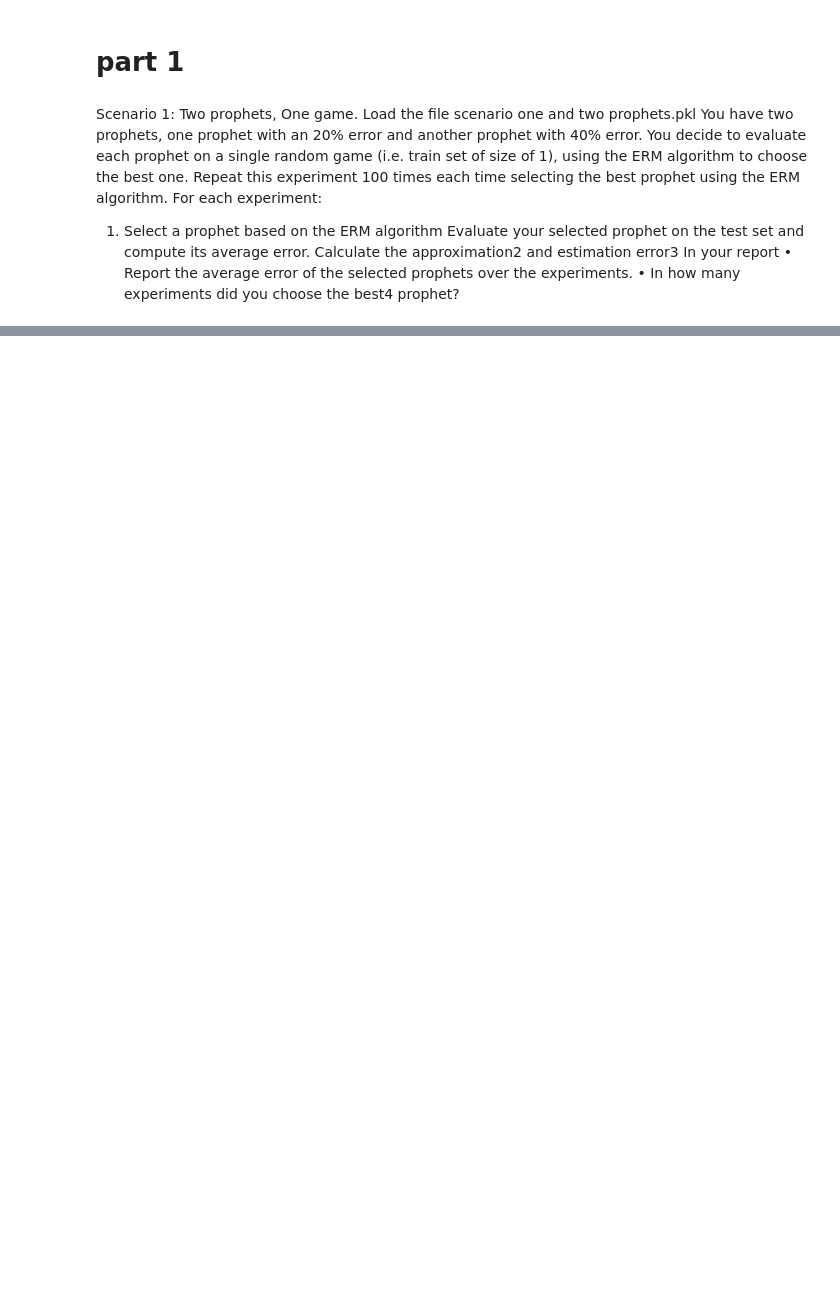
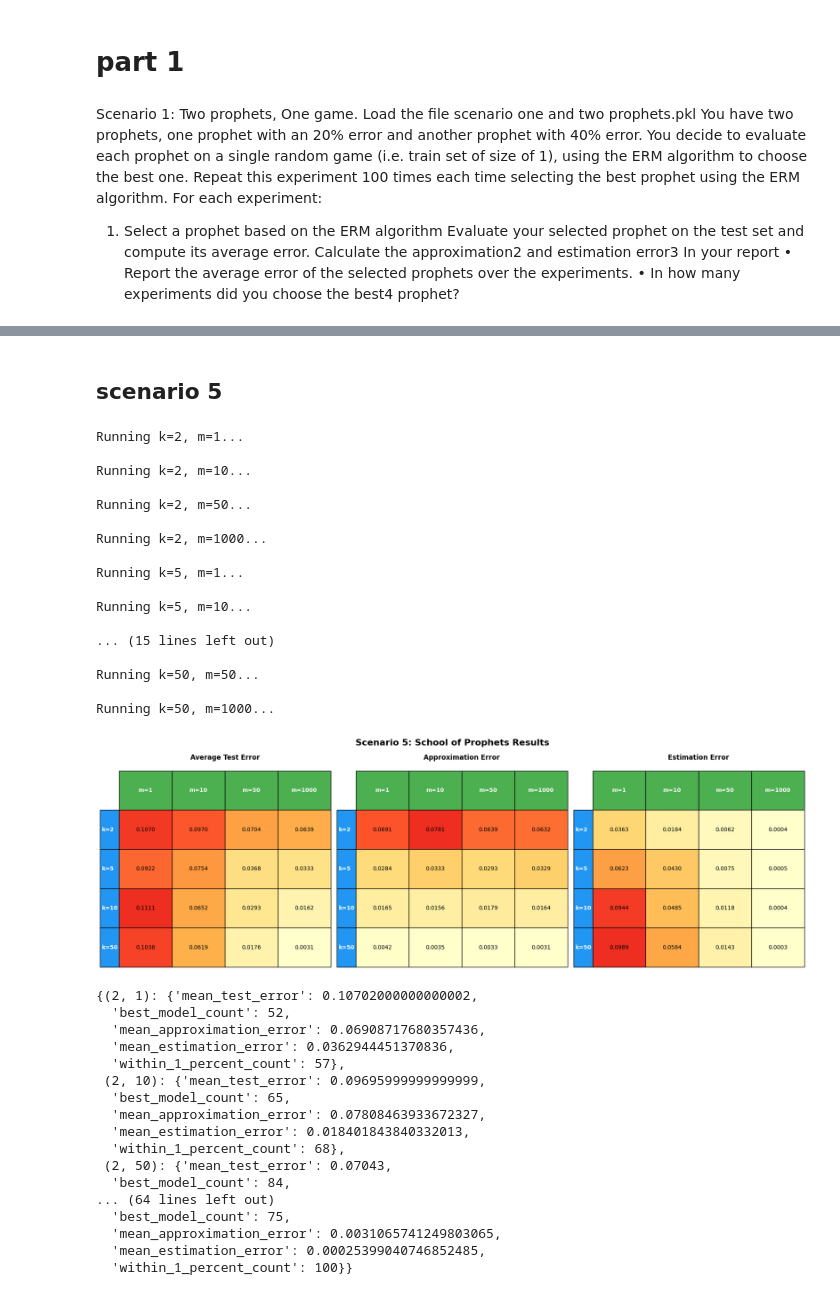
Before and after one commit to Jesse3141/IML_2025, a Jupyter notebook: ex_1/ex_1_sol.ipynb, the cells around one changed output, grey strips where cells are left out. Cells and saved outputs as stored; diff of their text form; code cells hidden in the pictures; blank space fills up the shorter version.

```diff
--- a/ex_1/ex_1_sol.ipynb
+++ b/ex_1/ex_1_sol.ipynb
@@ -265,3 +683,5 @@ def Scenario_4():
+# %% [markdown]
+## scenario 5
 # %%
 def Scenario_5():
     """
@@ -270,4 +690,57 @@ def Scenario_5():
     You may change the input & output parameters of the function as you wish.
     """
     ############### YOUR CODE GOES HERE ###############
-    pass
+    np.random.seed(3141)
+    with open('scenario_five_prophets.pkl', 'rb') as f:
+        prophet_data = pickle.load(f)
+
+    k_values = [2, 5, 10, 50]
+    m_values = [1, 10, 50, 1000]
+
+    # Note: k is set dynamically in run_grid_search, initial value doesn't matter
+    experiment = SchoolExperiment(data, prophet_data, k=2)
+    results = experiment.run_grid_search(k_values, m_values, n_trials=100)
+    fig = experiment.plot_results_table(results, k_values, m_values)
+    plt.savefig('scenario_5_results.png', dpi=300, bbox_inches='tight')
+    plt.show()
+
+
+    return results
+# %%
+Scenario_5()
+# %% [output]
+Running k=2, m=1...
+
+Running k=2, m=10...
+
+Running k=2, m=50...
+
+Running k=2, m=1000...
+
+Running k=5, m=1...
+
+Running k=5, m=10...
+
+... (15 lines left out)
+
+Running k=50, m=50...
+
+Running k=50, m=1000...
+[figure, added]
+{(2, 1): {'mean_test_error': 0.10702000000000002,
+  'best_model_count': 52,
+  'mean_approximation_error': 0.06908717680357436,
+  'mean_estimation_error': 0.0362944451370836,
+  'within_1_percent_count': 57},
+ (2, 10): {'mean_test_error': 0.09695999999999999,
+  'best_model_count': 65,
+  'mean_approximation_error': 0.07808463933672327,
+  'mean_estimation_error': 0.018401843840332013,
+  'within_1_percent_count': 68},
+ (2, 50): {'mean_test_error': 0.07043,
+  'best_model_count': 84,
+... (64 lines left out)
+  'best_model_count': 75,
+  'mean_approximation_error': 0.0031065741249803065,
+  'mean_estimation_error': 0.00025399040746852485,
+  'within_1_percent_count': 100}}
```
Also changed, not shown: parts of 45 cells of this notebook, 25 other files.
